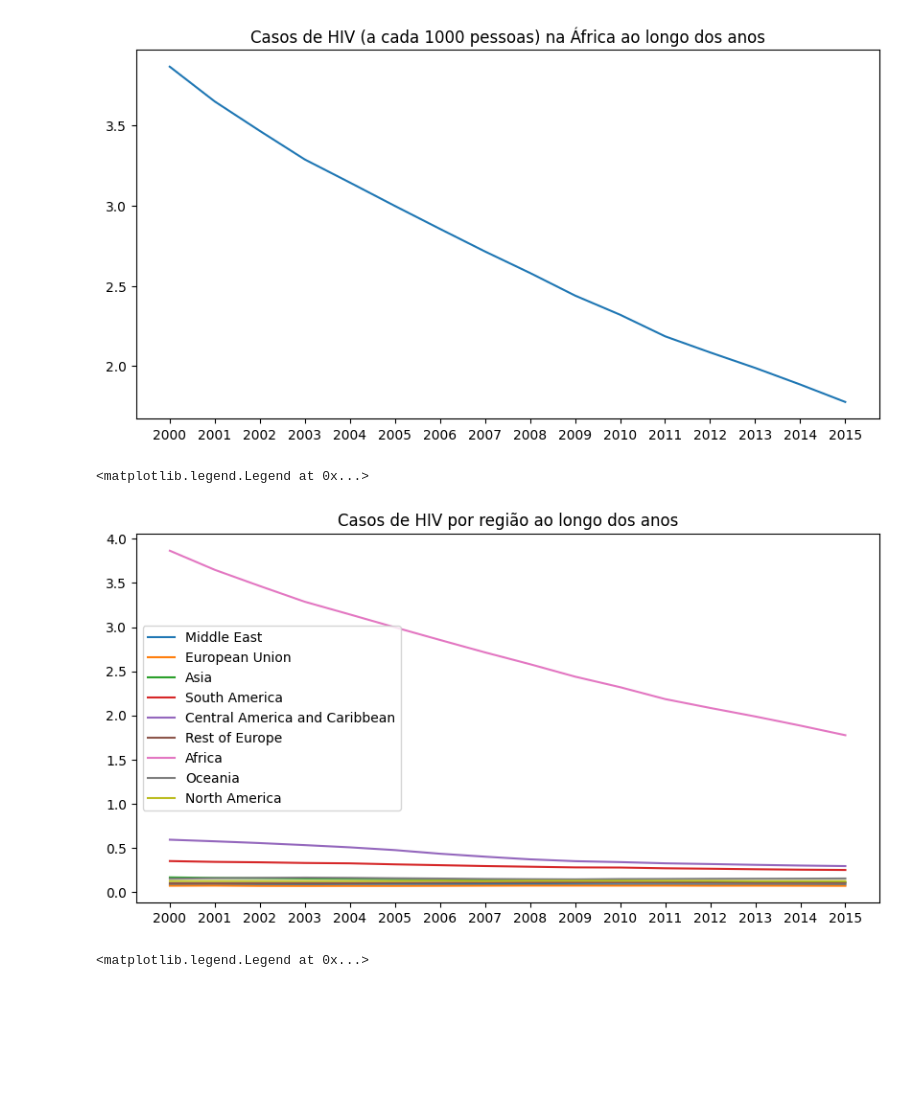
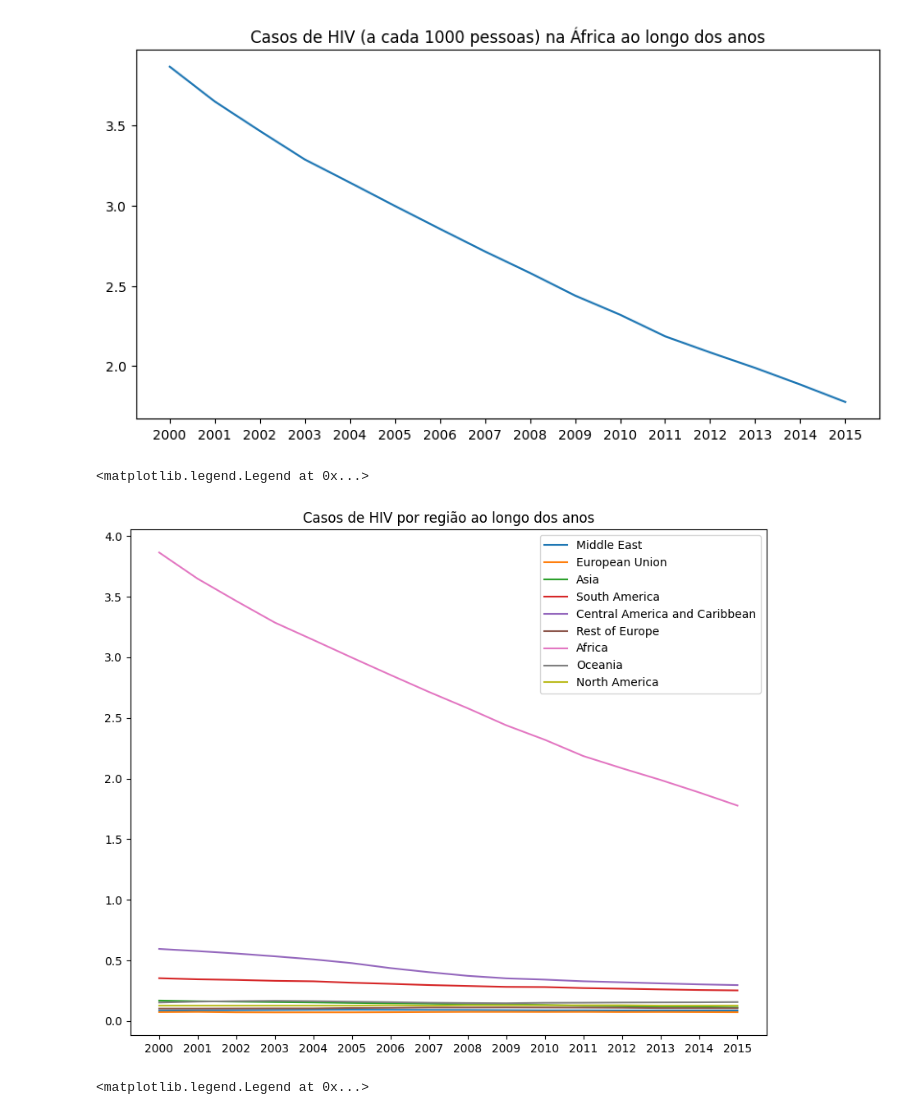
Before and after one commit to carolinabrandao/ICDProjetoFinal, a Jupyter notebook: EDA.ipynb, the cells around one changed output. Drawn from its saved outputs; the diff is of its cells as text; code cells hidden in the pictures; blank space fills up the shorter version.

```diff
--- a/EDA.ipynb
+++ b/EDA.ipynb
@@ -463,19 +497,20 @@ plt.plot(africa)
 [figure]
 # %%
 ##hiv por regiao ao longo dos anos
-plt.figure(figsize=(10, 5))
+plt.figure(figsize=(10, 8))
 plt.xticks(np.arange(2000, 2016, 1.0))
 plt.title('Casos de HIV por região ao longo dos anos')
 #region unique
 region_unique = dataset['region'].unique()
 for region in region_unique:
     region_hiv = dataset[dataset['region'] == region]
     region_hiv = region_hiv.groupby('year')['incidents_hiv'].mean()
     plt.plot(region_hiv)
-plt.legend(region_unique)
+
+plt.legend(region_unique, loc='upper right')
 # %% [output]
 <matplotlib.legend.Legend at 0x...>
-[figure, old version]
+[figure, new version]
 # %%
 #taxa de cobertura de vacinação em bebes de 1 ano de doenças na africa ao longo dos anos
 africa = dataset[dataset['region'] == 'Africa']
```
Also changed, not shown: parts of 19 cells of this notebook.
